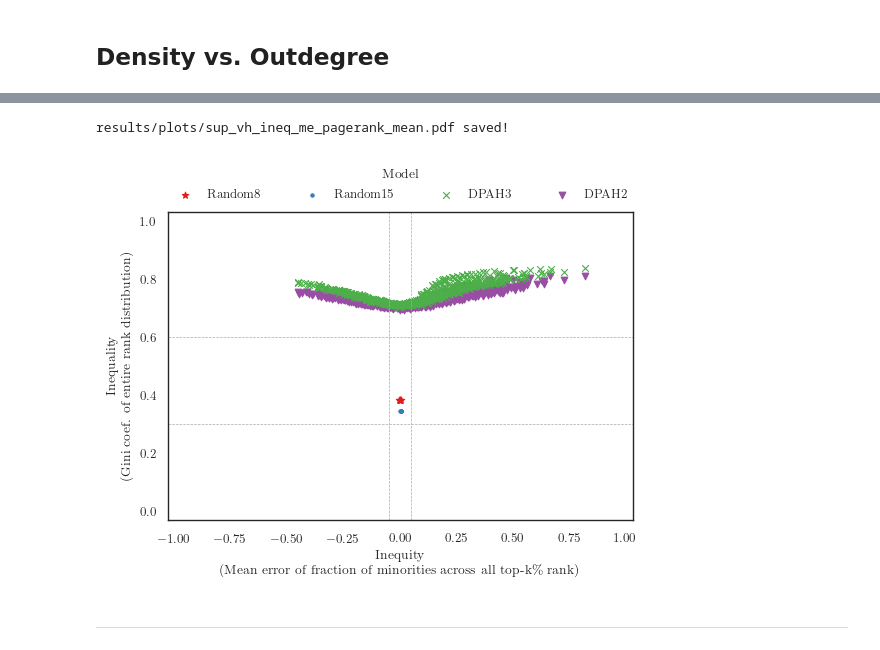
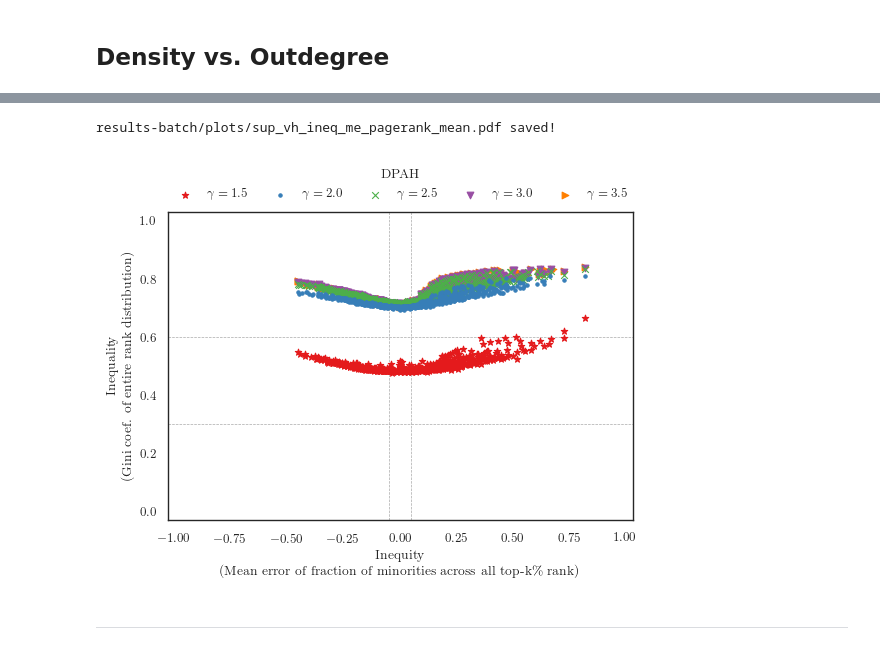
Before and after one commit to gesiscss/Homophilic_Directed_ScaleFree_Networks, a Jupyter notebook: 4. Supplementary material.ipynb, the cells around one changed output, grey strips where cells are left out. Cells and saved outputs as stored; diff of their text form; code cells hidden in the pictures.

Commit message:
updating plots in sup. material.

```diff
--- a/4. Supplementary material.ipynb
+++ b/4. Supplementary material.ipynb
@@ -31,7 +32,7 @@ from org.gesis.lib import viz
 # %% [output]
 Populating the interactive namespace from numpy and matplotlib
 # %%
-ROOT = 'results/'
+ROOT = 'results-batch/'
 DATA = 'data/'
 
 MODEL = 'DPAH'                                                     # main model
@@ -178,13 +188,14 @@ df_summary
 # %%
 metric = 'pagerank'
 vtype = 'me'
 mean = True
+model = MODEL
 
 fn = os.path.join(PLOTS, "sup_vh_ineq_{}_{}_{}.pdf".format(vtype, metric, 'mean' if mean else 'all'))
-tmp, models, markers = paper.only_new_cases(df_rank_synthetic_all)
-viz.plot_inequalities(tmp, models, markers, vtype=vtype, mean=mean, metric=metric, fn=fn)
+tmp, models, markers = paper.only_new_cases(df_rank_synthetic_all, model)
+viz.plot_inequalities(tmp, models, markers, vtype=vtype, mean=mean, metric=metric, title=model, fn=fn)
 # %% [output]
-results/plots/sup_vh_ineq_me_pagerank_mean.pdf saved!
+results-batch/plots/sup_vh_ineq_me_pagerank_mean.pdf saved!
-[figure, old version]
+[figure, new version]
 # %% [markdown]
 ---
```
Also changed, not shown: parts of 11 cells of this notebook.
